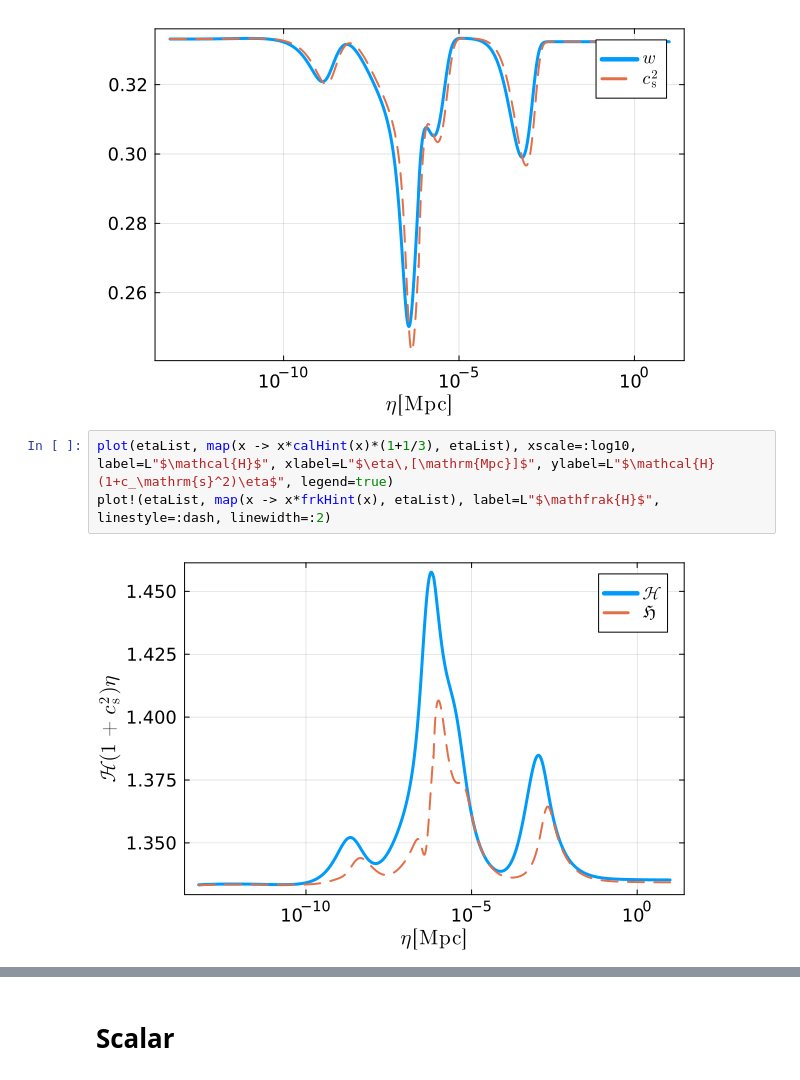
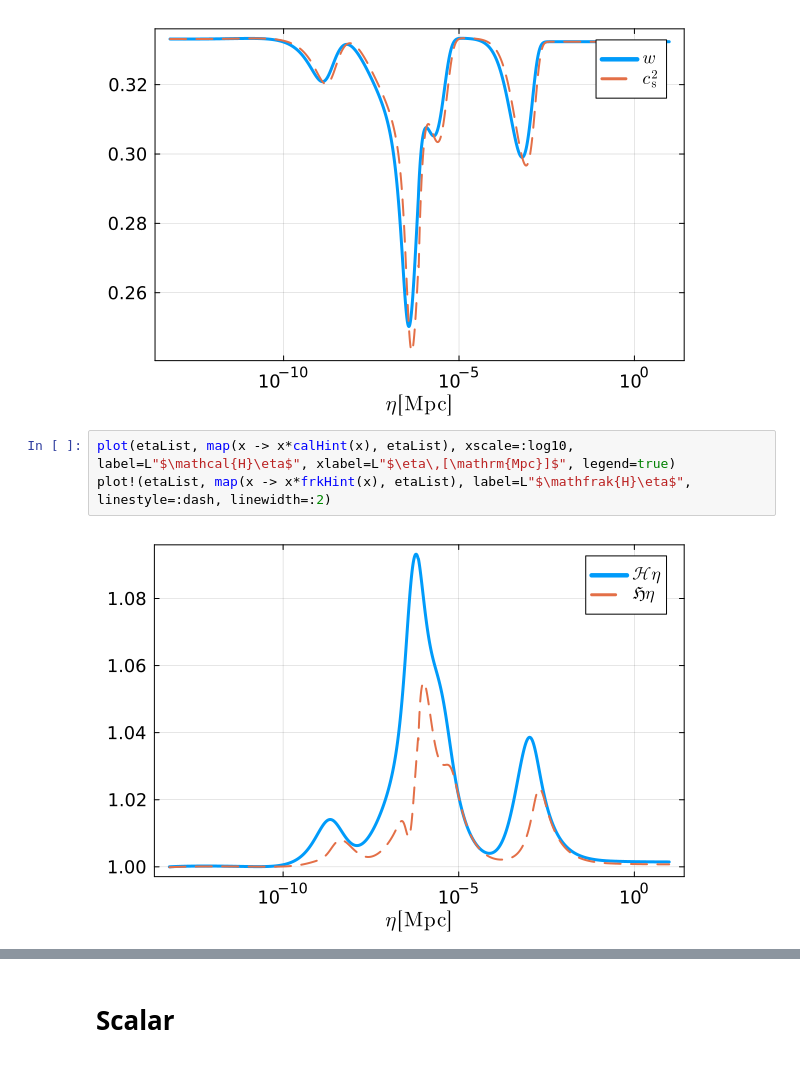
Before and after one commit to NekomammaT/SIGW_QCD, a Jupyter notebook: SIGW_QCD_WKB.ipynb, the cells around one changed output, grey strips where cells are left out. Saved outputs shown, nothing was run; the diff lists cells and outputs as text.

```diff
--- a/SIGW_QCD_WKB.ipynb
+++ b/SIGW_QCD_WKB.ipynb
@@ -308,8 +309,8 @@ plot!(cs2int, etaList, label=L"$c_\mathrm{s}^2$", linestyle=:dash, linewidth=:2)
 # %% [output]
 [figure]
 # %%
-plot(etaList, map(x -> x*calHint(x)*(1+1/3), etaList), xscale=:log10, label=L"$\mathcal{H}$", xlabel=L"$\eta\,[\mathrm{Mpc}]$", ylabel=L"$\mathcal{H}(1+c_\mathrm{s}^2)\eta$", legend=true)
-plot!(etaList, map(x -> x*frkHint(x), etaList), label=L"$\mathfrak{H}$", linestyle=:dash, linewidth=:2)
+plot(etaList, map(x -> x*calHint(x), etaList), xscale=:log10, label=L"$\mathcal{H}\eta$", xlabel=L"$\eta\,[\mathrm{Mpc}]$", legend=true)
+plot!(etaList, map(x -> x*frkHint(x), etaList), label=L"$\mathfrak{H}\eta$", linestyle=:dash, linewidth=:2)
 # %% [output]
-[figure, old version]
+[figure, new version]
 # %%
```
Also changed, not shown: parts of 12 cells of this notebook, 1 other file.
